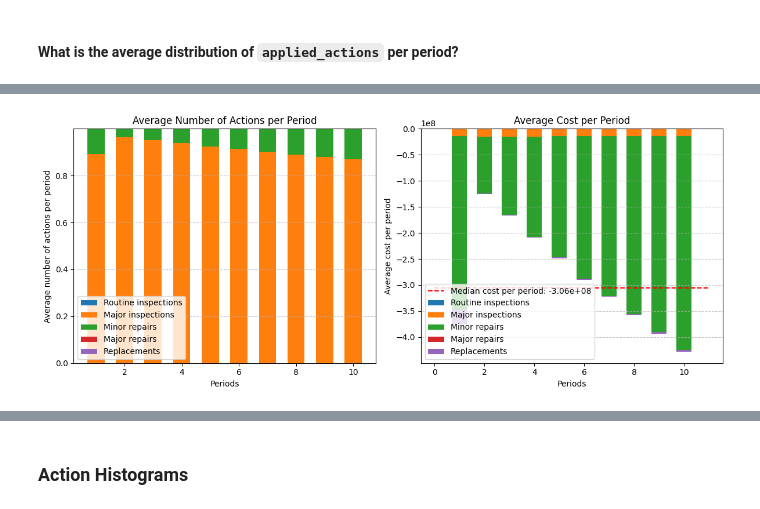
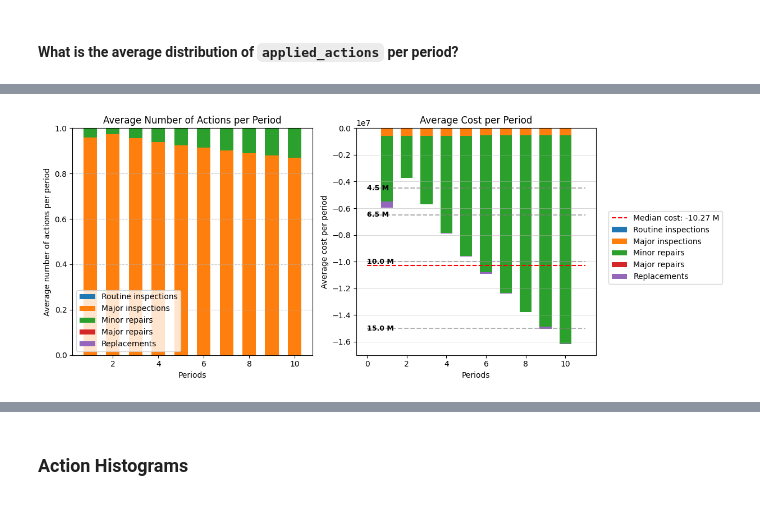
Before and after one commit to AI-for-Infrastructure-Management/imp-act-JaxMARL, a Jupyter notebook: evaluation/rollout_data_analysis.ipynb, the cells around one changed output, grey strips where cells are left out. Drawn from its saved outputs; the diff is of its cells as text; code cells hidden in the pictures.

```diff
--- a/evaluation/rollout_data_analysis.ipynb
+++ b/evaluation/rollout_data_analysis.ipynb
@@ -29,7 +29,7 @@ episode_data = rdg.generate_rollout_data(key, verbose=True)
 # %% [markdown]
 ## Heuristic
 # %%
-config_path = "../experiments/config/heuristics/best_parameters/cologne_v1_heuristic.yaml"
+config_path = "../experiments/config/heuristics/best_parameters/toy_example_v2_heuristic.yaml"
 config = yaml.safe_load(open(config_path, 'r'))
 env = jaxmarl.make("road_env", map_name=config['map'])
 
@@ -106,7 +106,7 @@ batched_get_rewards = jax.jit(
     )
 )
 
-period = env.env.budget_renewal_interval
+period = 5
 horizon = env.env.max_timesteps
 period_stats = {
     key: []
@@ -119,7 +119,7 @@ period_stats = {
 l = 0
 for m in range(period, horizon + period, period):
     # applied_actions     | shape: (1000, 50, 60)
-    # edge_states         | shape: (1000, 50, 60)
+    # edge_states         | shape: (1000, 51, 60)
     # forced_repair_flags | shape: (1000, 50, 60)
 
     for a in range(5):
@@ -147,5 +184,5 @@ for m in range(period, horizon + period, period):
 # %%
-fix, ax = plt.subplots(1, 2, figsize=(12, 5))
+fig, ax = plt.subplots(1, 2, figsize=(13, 5))
 
 labels = [
     "Routine inspections",
@@ -174,35 +211,69 @@ ax[0].set_title("Average Number of Actions per Period")
 ax[0].grid(axis="y", linestyle="--", alpha=0.7)
 ax[0].legend()
 
 ############# Avg. cost per period #############
 series = [np.array(period_stats[f"action{i}_cost_per_period"]) for i in range(5)]
 
 # Stacked bars
 bottom = np.zeros_like(series[0], dtype=float)
 for y, lab in zip(series, labels):
     ax[1].bar(_periods, y, width=bar_width, bottom=bottom, label=lab)
     bottom += y
 
 # === Median line across total cycle costs ===
 cycle_costs = np.stack(series, axis=1).sum(axis=1)
 median = np.median(cycle_costs)
+norm_const, unit_label = human_readable_scale(median)
 
 ax[1].hlines(
     median,
     xmin=0,
     xmax=len(_periods) + 1,
     colors="red",
     linestyles="dashed",
-    label=f"Median cost per period: {median:.2e}",
+    label=f"Median cost: {median/norm_const:.2f} {unit_label}",
 )
+
+# draw lines for each rounded budget
+for i, b in enumerate(rounded_budgets):
+    norm_const, unit_label = human_readable_scale(b)
+    val = b / norm_const  # convert to chosen unit
+    ax[1].hlines(
+        -b,
+        xmin=0,
+        xmax=len(_periods) + 1,
+        colors="gray",
+        linestyles="--",
+        alpha=0.6,
+    )
+    ax[1].text(
+        0,  # slightly beyond last bar
+        -b,  # align with the line
+        f"{val:.1f} {unit_label}",
+        va="center",
+        ha="left",
+        fontsize=9,
+        fontweight="bold",
+    )
 
 ax[1].set_xlabel("Periods")
 ax[1].set_ylabel("Average cost per period")
 ax[1].set_title("Average Cost per Period")
-ax[1].grid(axis="y", linestyle="--", alpha=0.7)
-ax[1].legend()
+ax[1].grid(axis="y", linestyle="-", alpha=0.7, linewidth=0.5)
+# ax[1].legend()
 
-plt.tight_layout()
+plt.tight_layout(rect=[0, 0, 0.78, 1])  # leave room at bottom for legend
+# === Shared legend outside the plots ===
+handles, labels_ = ax[1].get_legend_handles_labels()
+fig.legend(
+    handles,
+    labels_,
+    loc="center left",  # or "lower center" / "center right"
+    bbox_to_anchor=(0.78, 0.5),
+    ncol=1,
+    frameon=True,
+)
+
 plt.show()
 # %% [output]
-[figure, old version]
+[figure, new version]
```
Also changed, not shown: parts of 7 cells of this notebook, 1 other file.
